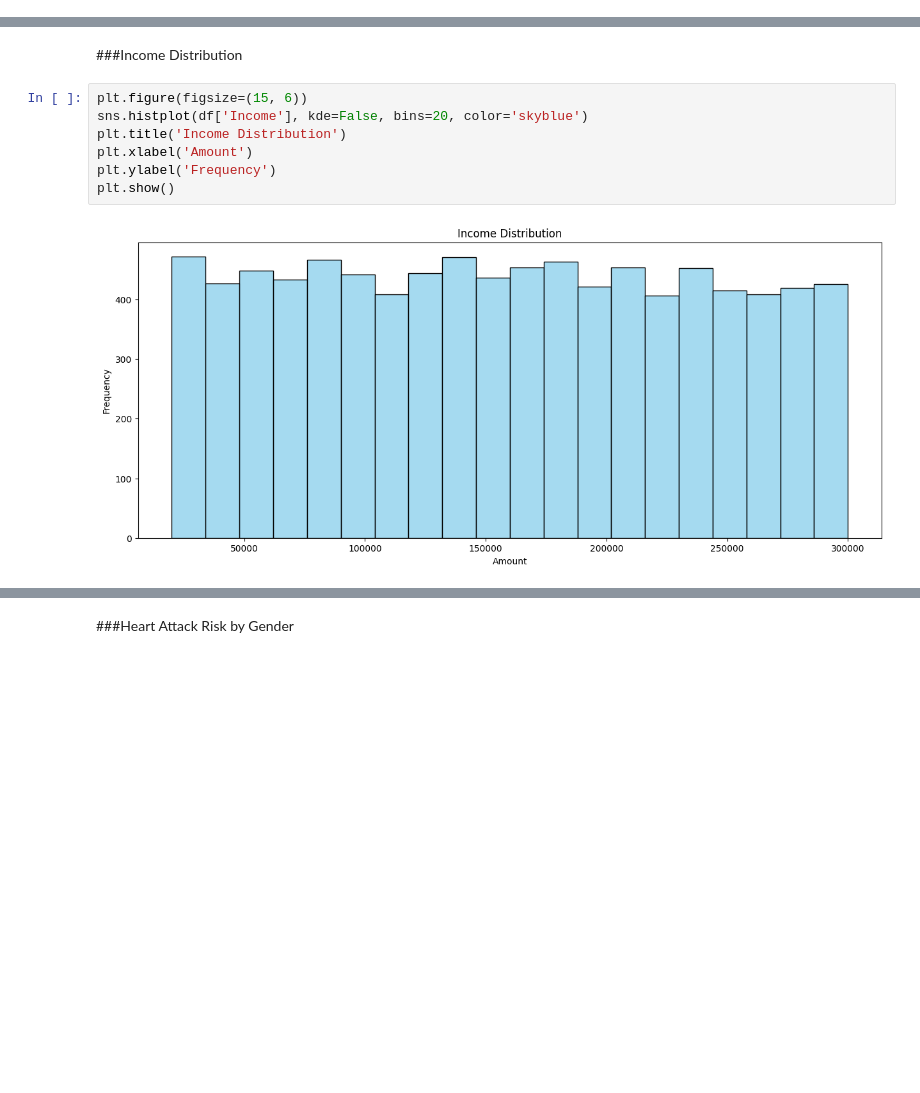
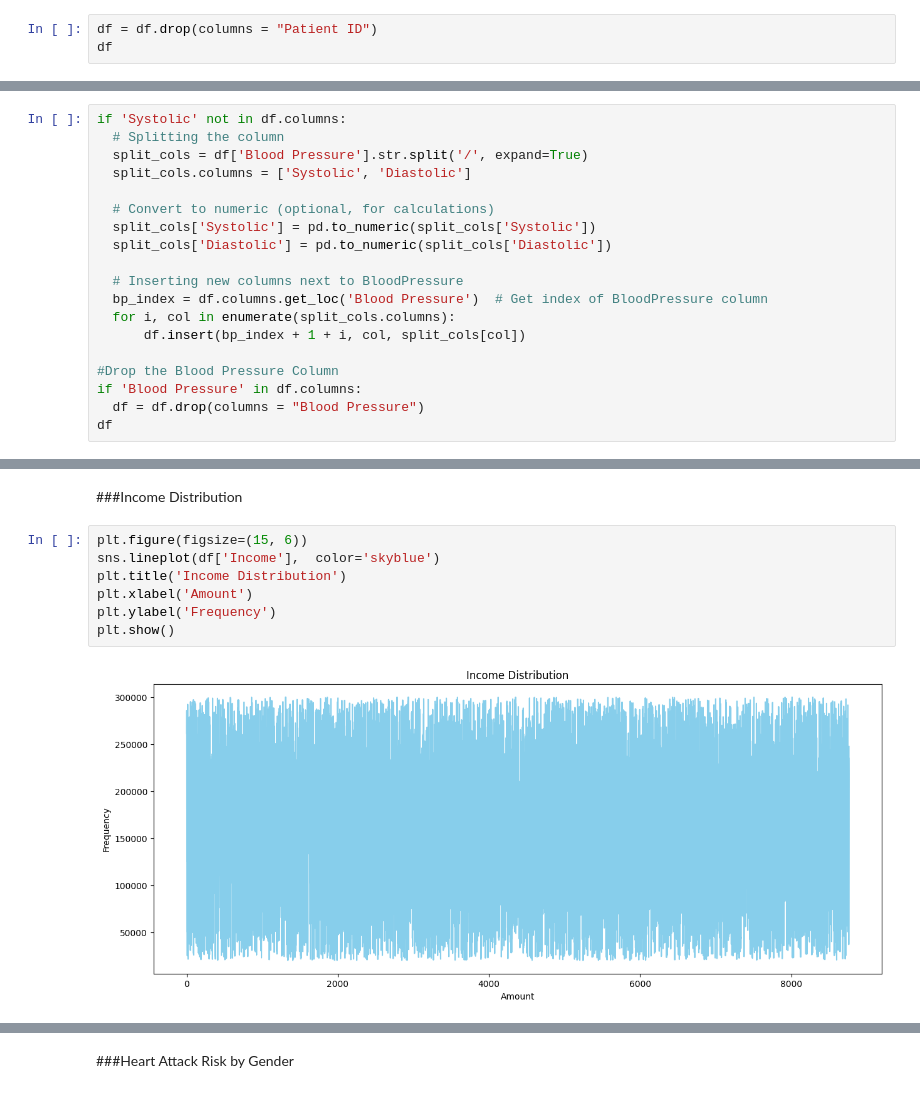
Before and after one commit to uginm102/MCSC-MUK, a Jupyter notebook: MCS7227 Data Analytics and Visualization/MCS_7227_Data_Analytics_and_Visualization.ipynb, the cells around one changed output, grey strips where cells are left out. Drawn from its saved outputs; the diff is of its cells as text; blank space fills up the shorter version.

```diff
--- a/MCS7227 Data Analytics and Visualization/MCS_7227_Data_Analytics_and_Visualization.ipynb
+++ b/MCS7227 Data Analytics and Visualization/MCS_7227_Data_Analytics_and_Visualization.ipynb
@@ -36,0 +41,3 @@ df.head()
+# %%
+df = df.drop(columns = "Patient ID")
+df
@@ -36,0 +60,19 @@ df.head()
+# %%
+if 'Systolic' not in df.columns:
+  # Splitting the column
+  split_cols = df['Blood Pressure'].str.split('/', expand=True)
+  split_cols.columns = ['Systolic', 'Diastolic']
+
+  # Convert to numeric (optional, for calculations)
+  split_cols['Systolic'] = pd.to_numeric(split_cols['Systolic'])
+  split_cols['Diastolic'] = pd.to_numeric(split_cols['Diastolic'])
+
+  # Inserting new columns next to BloodPressure
+  bp_index = df.columns.get_loc('Blood Pressure')  # Get index of BloodPressure column
+  for i, col in enumerate(split_cols.columns):
+      df.insert(bp_index + 1 + i, col, split_cols[col])
+
+#Drop the Blood Pressure Column
+if 'Blood Pressure' in df.columns:
+  df = df.drop(columns = "Blood Pressure")
+df
@@ -104,10 +193,10 @@ plt.show()
 ###Income Distribution
 # %%
 plt.figure(figsize=(15, 6))
-sns.histplot(df['Income'], kde=False, bins=20, color='skyblue')
+sns.lineplot(df['Income'],  color='skyblue')
 plt.title('Income Distribution')
 plt.xlabel('Amount')
 plt.ylabel('Frequency')
 plt.show()
 # %% [output]
-[figure, old version]
+[figure, new version]
```
Also changed, not shown: parts of 35 cells of this notebook.
